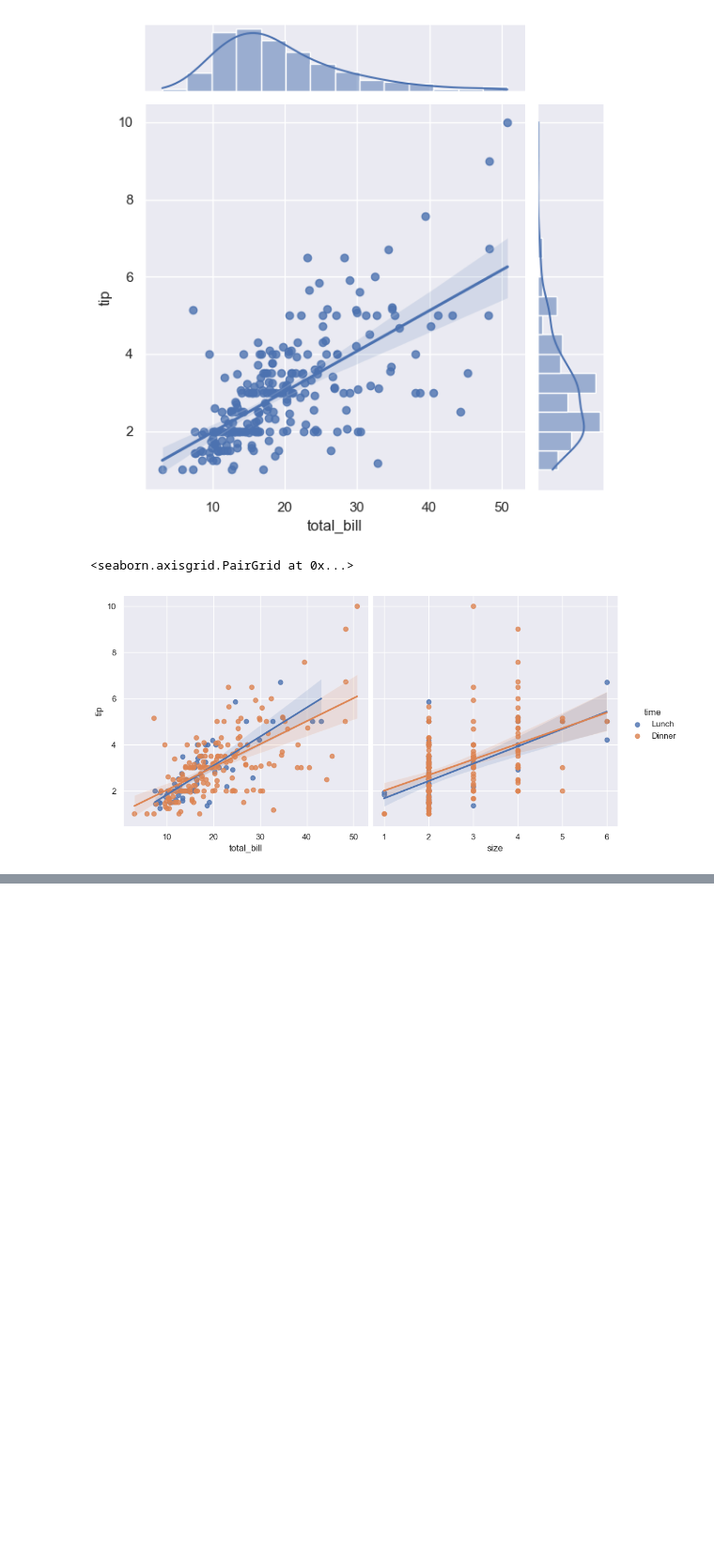
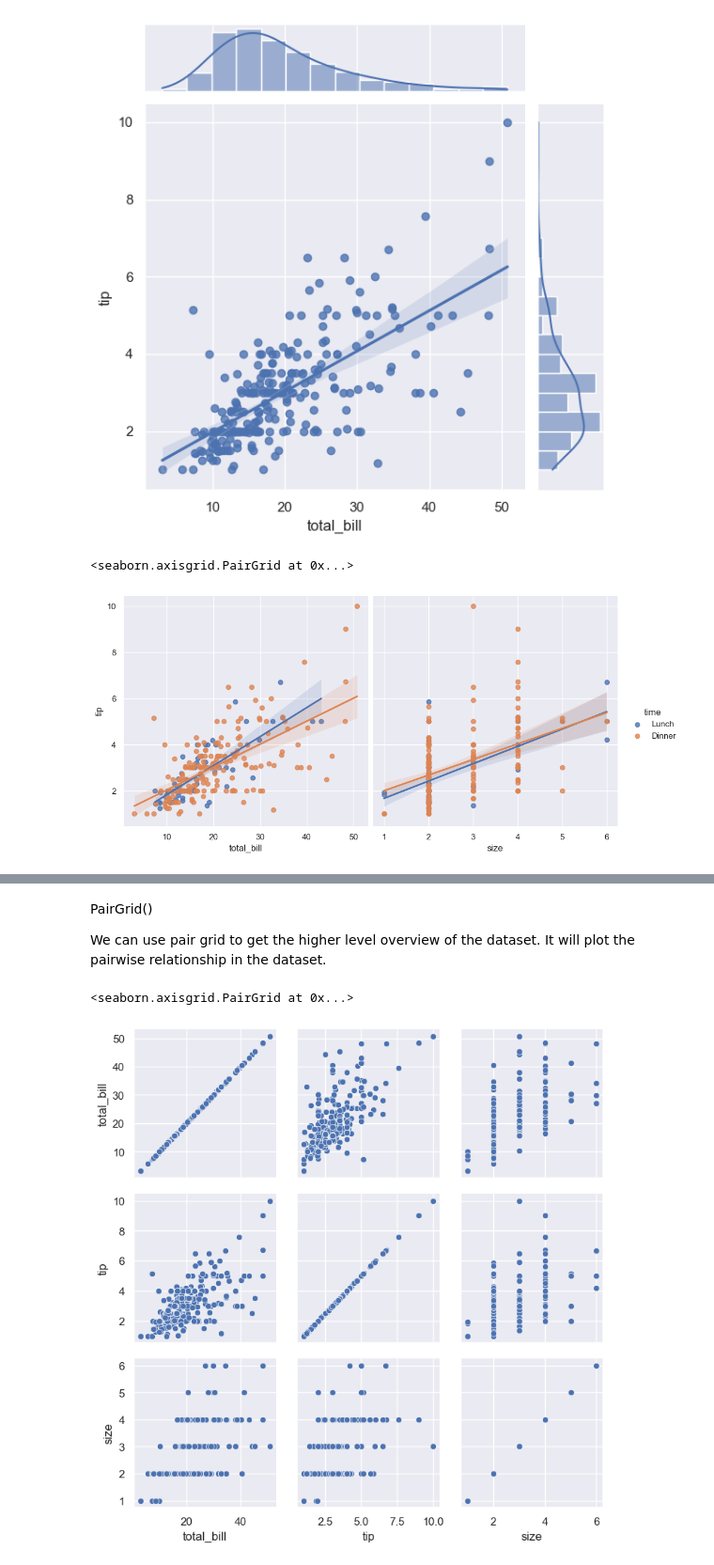
Before and after one commit to raulsiqueira96/seaborn_practice, a Jupyter notebook: Seaborn.ipynb, the cells around one changed output, grey strips where cells are left out. Shown at 94% size. Cells and saved outputs as stored; diff of their text form; code cells hidden in the pictures; blank space fills up the shorter version.

```diff
--- a/Seaborn.ipynb
+++ b/Seaborn.ipynb
@@ -413,0 +433,10 @@ sns.pairplot(tips, x_vars=['total_bill', 'size'], y_vars=['tip'],
+# %% [markdown]
+PairGrid()
+
+We can use pair grid to get the higher level overview of the dataset. It will plot the pairwise relationship in the dataset.
+# %%
+plot = sns.PairGrid(tips)
+plot.map(sns.scatterplot)
+# %% [output]
+<seaborn.axisgrid.PairGrid at 0x...>
+[figure, added]
```
Also changed, not shown: parts of 18 cells of this notebook.
